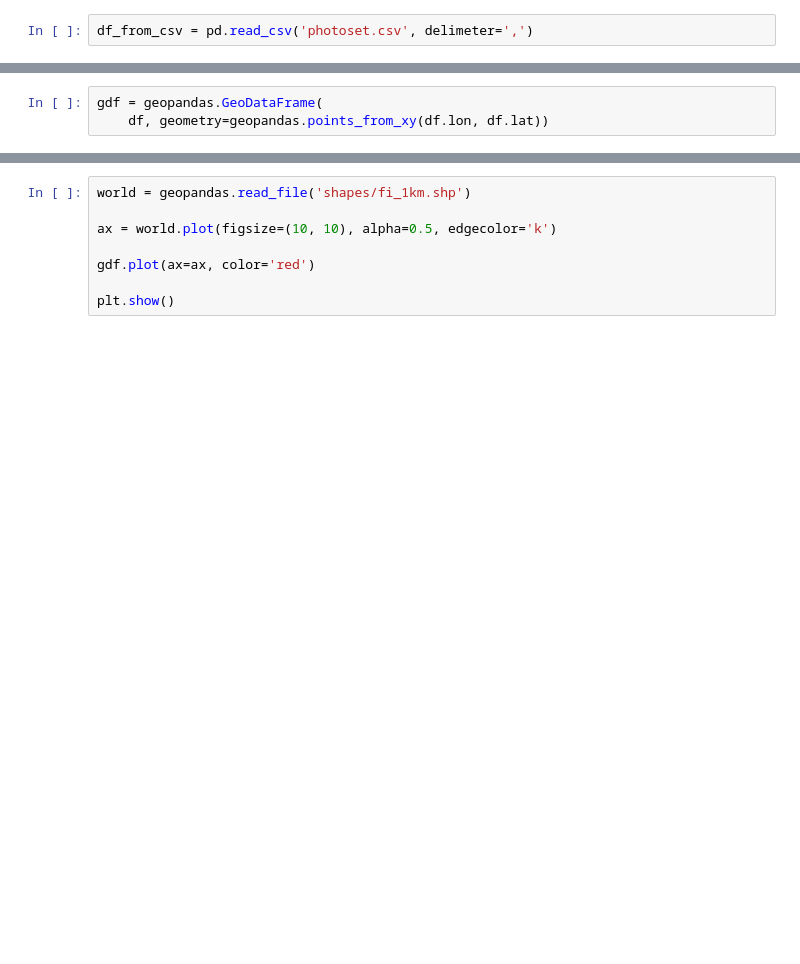
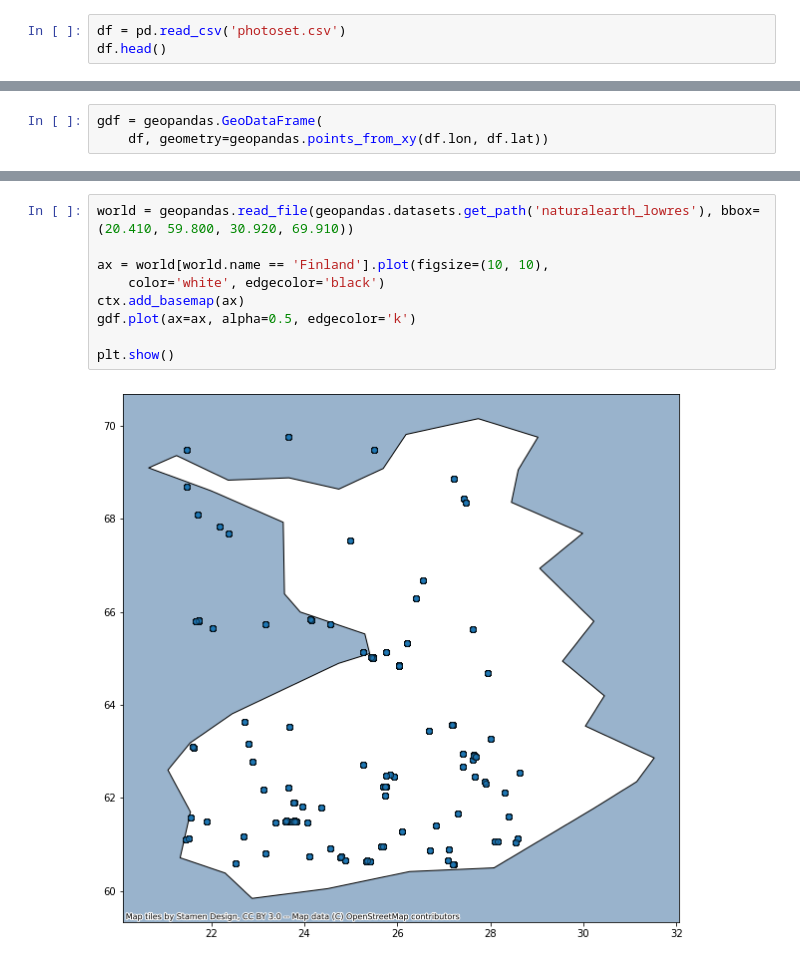
Before and after one commit to v-blazhko/complex-networks, a Jupyter notebook: collect_dataset.ipynb, the cells around one changed output, grey strips where cells are left out. Cells and saved outputs as stored; diff of their text form; blank space fills up the shorter version.

Commit message:
Geopandas implementation

```diff
--- a/collect_dataset.ipynb
+++ b/collect_dataset.ipynb
@@ -85,2 +90,3 @@ df.to_csv('photoset.csv')
 # %%
-df_from_csv = pd.read_csv('photoset.csv', delimeter=',')
+df = pd.read_csv('photoset.csv')
+df.head()
@@ -99,8 +103,11 @@ gdf.head()
 # %%
-world = geopandas.read_file('shapes/fi_1km.shp')
+world = geopandas.read_file(geopandas.datasets.get_path('naturalearth_lowres'), bbox=(20.410, 59.800, 30.920, 69.910))
 
-ax = world.plot(figsize=(10, 10), alpha=0.5, edgecolor='k')
-
-gdf.plot(ax=ax, color='red')
+ax = world[world.name == 'Finland'].plot(figsize=(10, 10),
+    color='white', edgecolor='black')
+ctx.add_basemap(ax)
+gdf.plot(ax=ax, alpha=0.5, edgecolor='k')
 
 plt.show()
+# %% [output]
+[figure, added]
```
Also changed, not shown: parts of 11 cells of this notebook, 2 other files.
